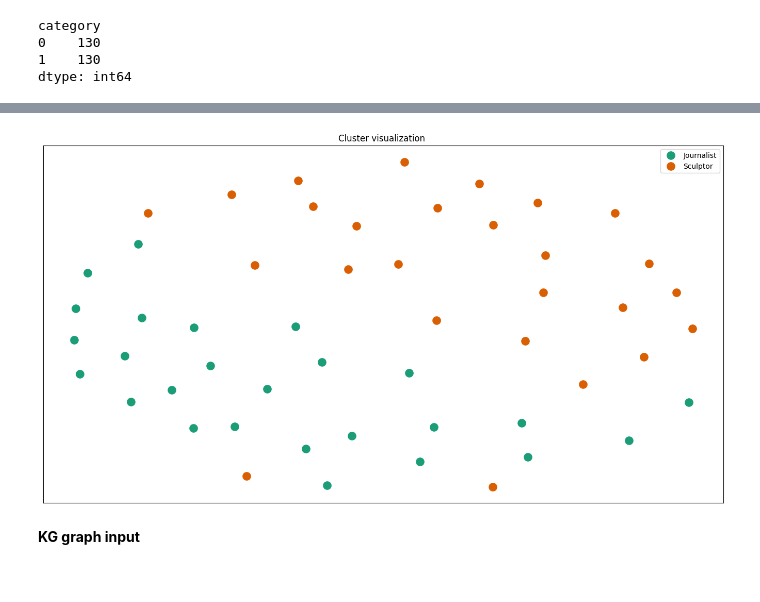
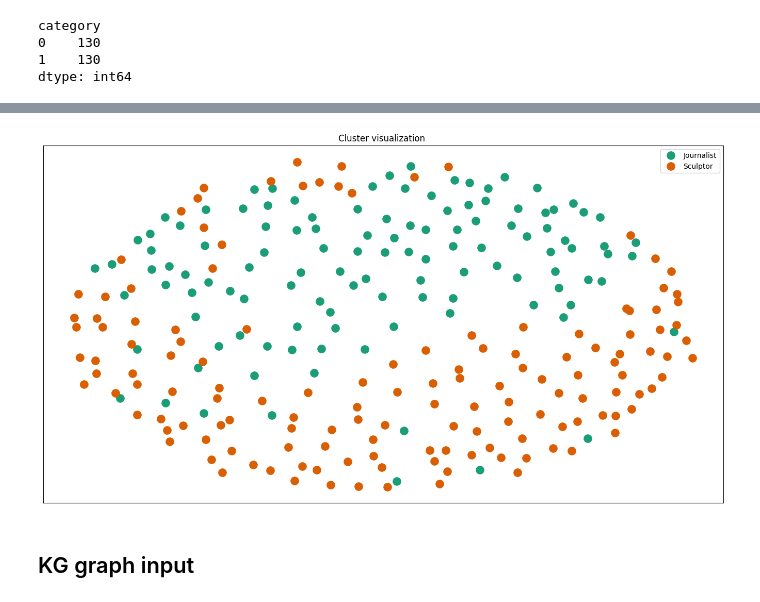
Before and after one commit to marinmss/m1-datascience-project, a Jupyter notebook: src/part1_clustering.ipynb, the cells around one changed output, grey strips where cells are left out. Drawn from its saved outputs; the diff is of its cells as text; code cells hidden in the pictures.

Commit message:
update clustering with dbscan and agglomerative

```diff
--- a/src/part1_clustering.ipynb
+++ b/src/part1_clustering.ipynb
@@ -83,16 +80,17 @@ X_train, X_test, y_train, y_test = train_test_split(
+# %%
+X = df_cluster['text']
+Y = df_cluster['category']
 # %%
 # Using TFIDF vectorizer to convert convert words to Vector Space
-# max_features = 800 --> best metrics results
-tfidf_vectorizer = TfidfVectorizer(max_features=800,
+# max_features = 800 -1200 --> best metrics results
+tfidf_vectorizer = TfidfVectorizer(max_features=1200,
                                        use_idf=True,
                                        stop_words='english')
-                                       #ngram_range=(1, 2))
-                                       #tokenizer=nltk.word_tokenize)
+
 
 
 # Fit the vectorizer to text data
-X_train_tfidf = tfidf_vectorizer.fit_transform(X_train)
-X_test_tfidf = tfidf_vectorizer.transform(X_test)
+tfidf_matrix = tfidf_vectorizer.fit_transform(X)
 # %%
 features = tfidf_vectorizer.get_feature_names_out()
 print(features)
@@ -117,15 +99,12 @@ print(features)
 # %%
 
 km = KMeans(n_clusters=2, init='k-means++', max_iter=300, n_init=10, verbose=0, random_state=42)
-km.fit(X_train_tfidf)
+km.fit(tfidf_matrix)
 
-# Get cluster assignments for the training data
+# Get cluster assignments for the data
+predicted_labels = km.labels_
+clusters = predicted_labels.tolist()
 
-clusters_train = km.labels_
-print("Training data cluster assignments:", clusters_train)
 
-# Apply the model to the test data to get cluster assignments
-
-clusters_test = km.predict(X_test_tfidf)
-print("Test data cluster assignments:", clusters_test)
+print(predicted_labels[0:20])
 # %% [output]
@@ -194,18 +181,15 @@ from sklearn.metrics.pairwise import cosine_similarity
 from sklearn.manifold import MDS
 import matplotlib.pyplot as plt
 
-#dist_train = 1 - cosine_similarity(X_train_tfidf)
-dist_test = 1 - cosine_similarity(X_test_tfidf)
+dist = 1 - cosine_similarity(tfidf_matrix)
 
 # Use multidimensional scaling to convert the dist matrix into a 2-dimensional array
 MDS()
 
 # n_components=2 to plot results in a two-dimensional plane
 mds = MDS(n_components=2, dissimilarity="precomputed", random_state=1)
-#pos_train = mds.fit_transform(dist_train)
-pos_test = mds.fit_transform(dist_test)
-#xs_train, ys_train = pos_train[:, 0], pos_train[:, 1]
-xs_test, ys_test = pos_test[:, 0], pos_test[:, 1]
+pos = mds.fit_transform(dist)
+xs, ys = pos[:, 0], pos[:, 1]
 
 #set up colors per clusters
 cluster_colors = {0: '#1b9e77', 1: '#d95f02'}
@@ -215,43 +199,43 @@ cluster_colors = {0: '#1b9e77', 1: '#d95f02'}
 cluster_names = {0: 'Journalist', 1: 'Sculptor'}
 
 #create data frame that has the result of the MDS plus the cluster numbers and titles
-#df_train = pd.DataFrame(dict(x=xs_train, y=ys_train, label=km.labels_))
-df_test = pd.DataFrame(dict(x=xs_test, y=ys_test, label=clusters_test))
+
+df = pd.DataFrame(dict(x=xs, y=ys, label=clusters))
 
 #group by cluster
-groups = df_test.groupby('label')
+groups = df.groupby('label')
 
 # set up plot
 fig, ax = plt.subplots(figsize=(17, 9))
 ax.margins(0.05)
 
 #iterate through groups to layer the plot
 for name, group in groups:
     ax.plot(group.x, group.y, marker='o', linestyle='', ms=12,
             label=cluster_names[name],
             color=cluster_colors[name],
             mec='none')
     ax.set_aspect('auto')
     ax.tick_params(\
         axis= 'x',
         which='both',
         bottom=False,
         top=False,
         labelbottom=False)
     ax.tick_params(\
         axis= 'y',
         which='both',
         left=False,
         top=False,
         labelleft=False)
 
 ax.legend(numpoints=1)
 plt.title('Cluster visualization ')
 plt.show()
 # %% [output]
-[figure, old version]
+[figure, new version]
 # %% [markdown]
-**KG graph input**
+## KG graph input
 # %%
 # Load JSON data
 with open('Biographies/knowledge_graph.json') as file:
```
Also changed, not shown: parts of 57 cells of this notebook.
